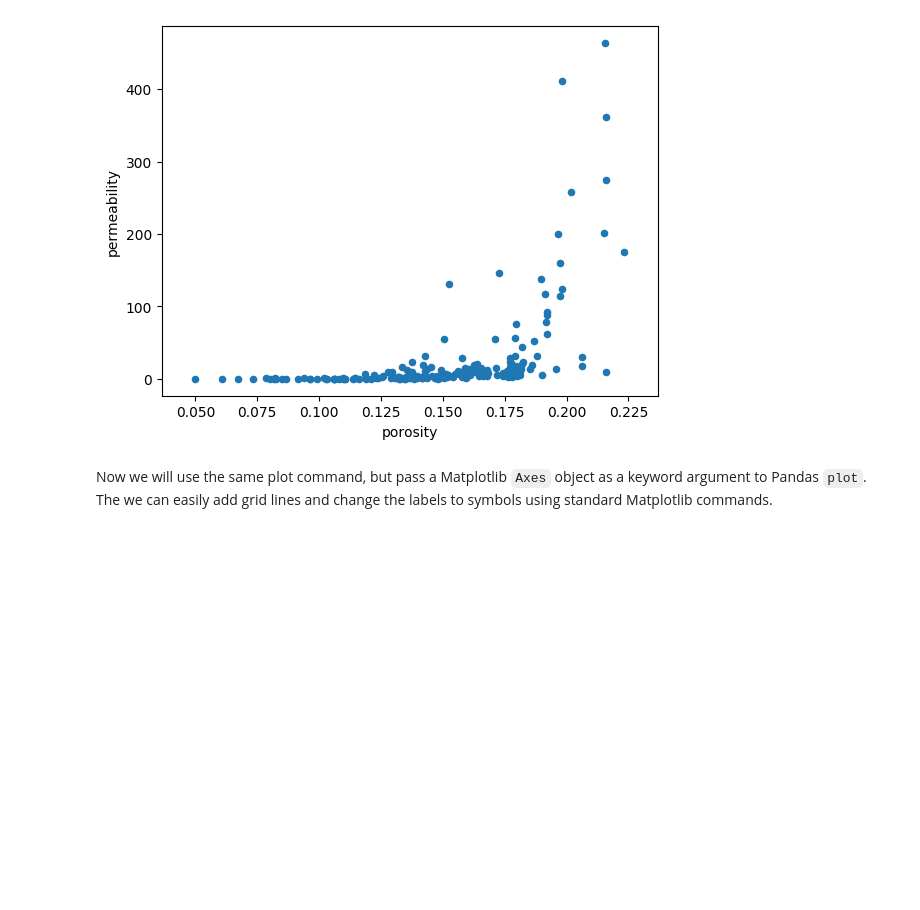
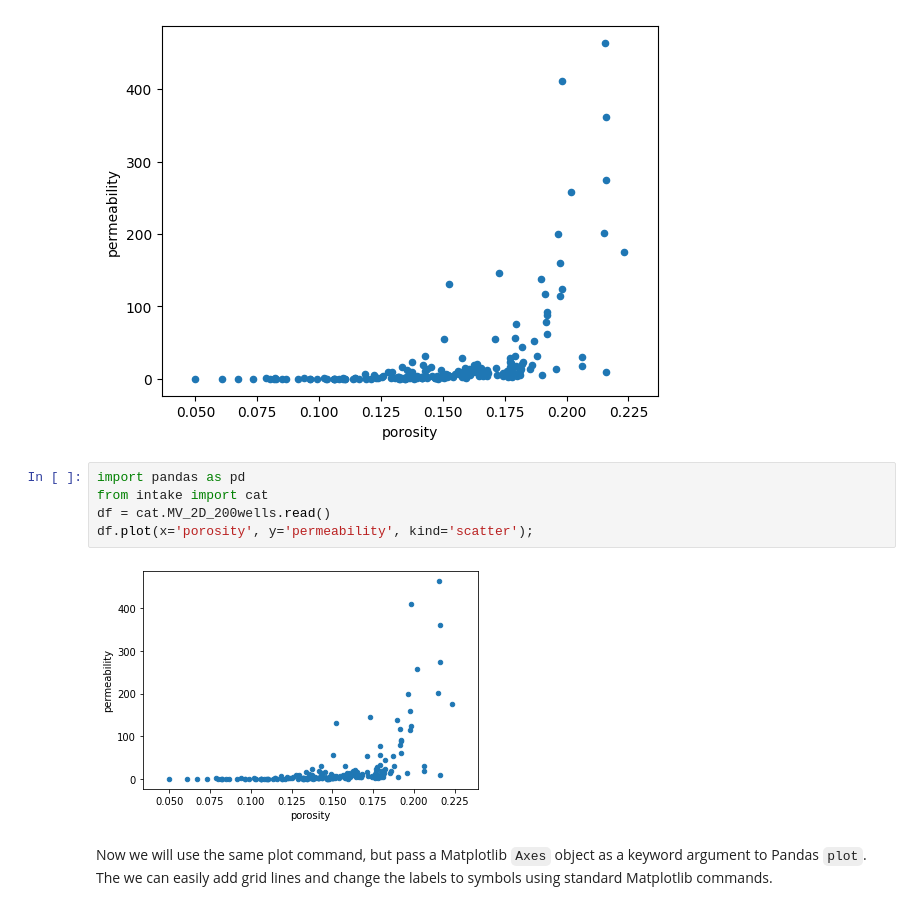
Before and after one commit to johntfoster/numerical_methods_book, a Jupyter notebook: ScientificPython_Matplotlib.tpl.ipynb, the cells around one changed output. Saved outputs shown, nothing was run; the diff lists cells and outputs as text; blank space fills up the shorter version.

```diff
--- a/ScientificPython_Matplotlib.ipynb
+++ b/ScientificPython_Matplotlib.tpl.ipynb
@@ -156,6 +156,13 @@ df = pd.read_csv('datasets/200wells.csv')
 df.plot(x='porosity', y='permeability', kind='scatter');
 # %% [output]
 [figure]
+# %%
+import pandas as pd
+from intake import cat
+df = cat.MV_2D_200wells.read()
+df.plot(x='porosity', y='permeability', kind='scatter');
+# %% [output]
+[figure, added]
 # %% [markdown]
 Now we will use the same plot command, but pass a Matplotlib `Axes` object as a keyword argument to Pandas `plot`.  The we can easily add grid lines and change the labels to symbols using standard Matplotlib commands.
 # %%
```
Also changed, not shown: 10 other files.
